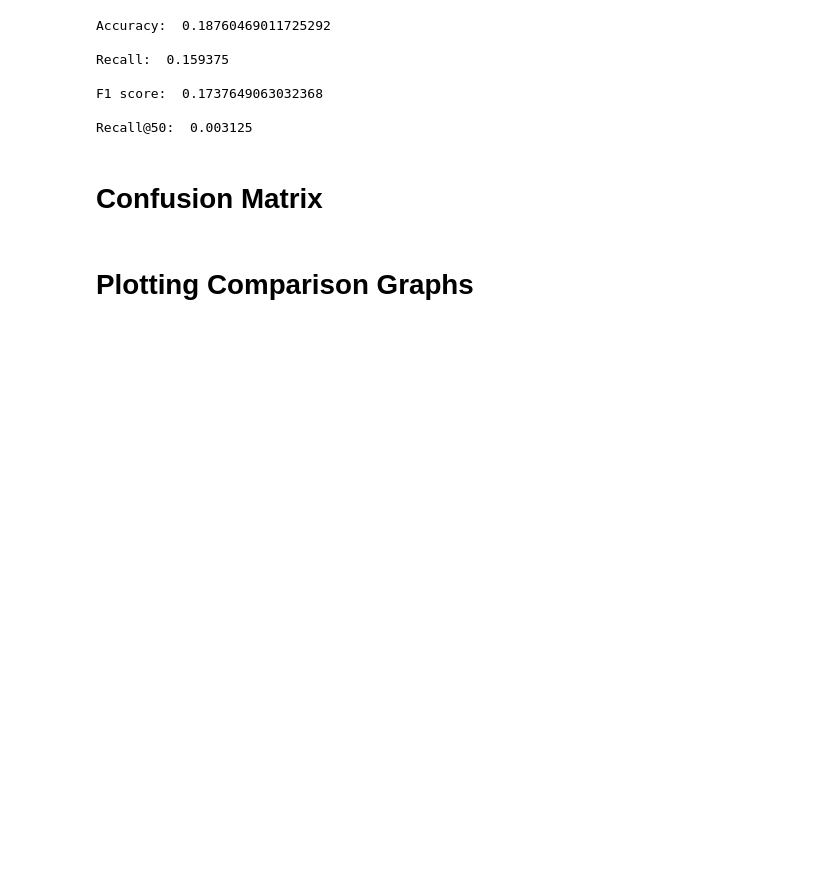
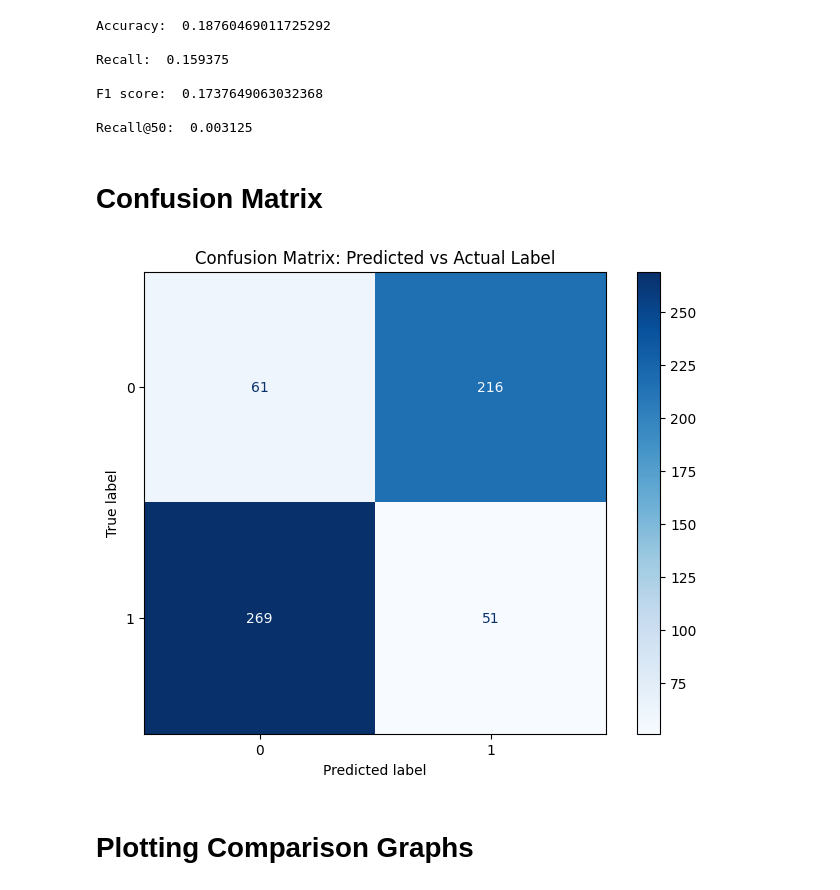
Before and after one commit to advayav/dgeb-comparitive-analysis, a Jupyter notebook: DGEB_BiGene_Mining_LR.ipynb, the cells around one changed output. Cells and saved outputs as stored; diff of their text form; code cells hidden in the pictures; blank space fills up the shorter version.

```diff
--- a/DGEB_BiGene_Mining_LR.ipynb
+++ b/DGEB_BiGene_Mining_LR.ipynb
@@ -282,3 +284,13 @@ print("Confusion")
+# %%
+cm = confusion_matrix(y_test, y_pred, labels=grid_search.classes_)
+
+fig, ax = plt.subplots(figsize=(8, 6))
+disp = ConfusionMatrixDisplay(confusion_matrix=cm, display_labels=grid_search.classes_)
+disp.plot(cmap='Blues', ax=ax)
+plt.title('Confusion Matrix: Predicted vs Actual Label')
+plt.show()
+# %% [output]
+[figure, added]
 # %% [markdown]
 # Plotting Comparison Graphs
 # %%
```
Also changed, not shown: parts of 4 cells of this notebook, 2 other files.
